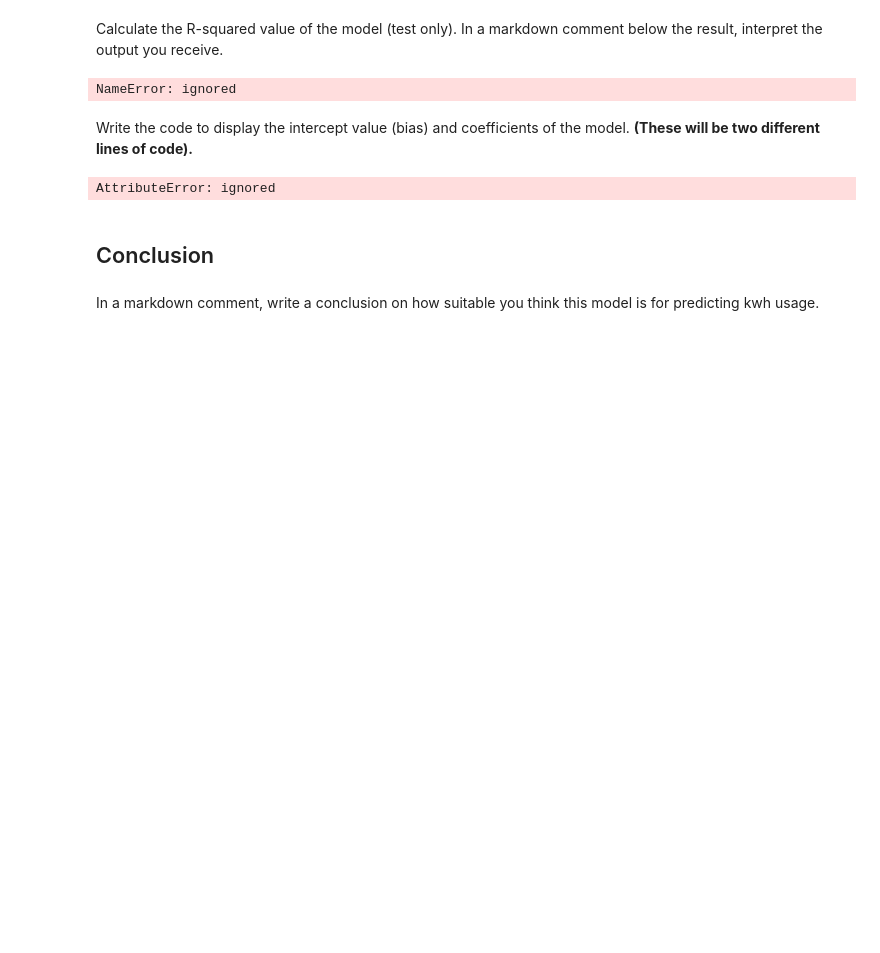
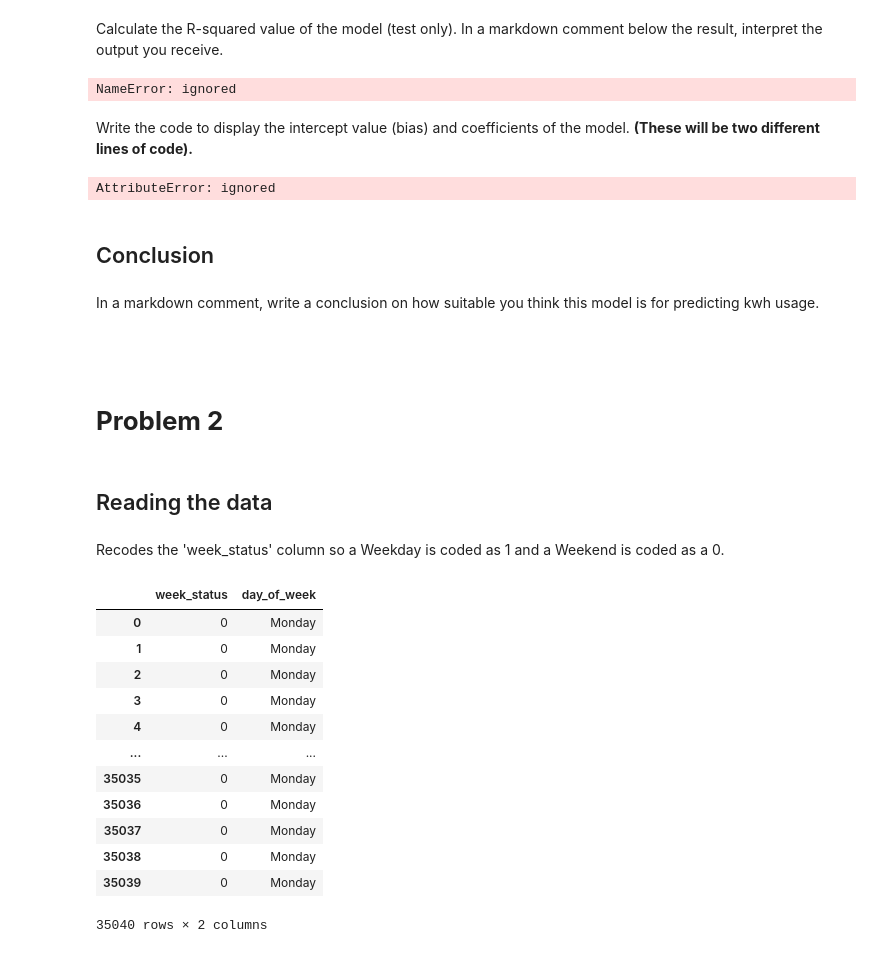
Before and after one commit to a-winders/MLA_ATW, a Jupyter notebook: MLA2_ATW.ipynb, the cells around one changed output. Cells and saved outputs as stored; diff of their text form; code cells hidden in the pictures; blank space fills up the shorter version.

Commit message:
Problem 2: Steps 1-6

```diff
--- a/MLA2_ATW.ipynb
+++ b/MLA2_ATW.ipynb
@@ -272,3 +284,30 @@ pipeline.named_steps['mlr_model'].coef_
 ## Conclusion
 # %% [markdown]
 In a markdown comment, write a conclusion on how suitable you think this model is for predicting kwh usage.
+# %% [markdown]
+<br>
+<br>
+
+# **Problem 2**
+# %% [markdown]
+## Reading the data
+# %% [markdown]
+ Recodes the 'week_status' column so a Weekday is coded as 1 and a Weekend is coded as a 0.
+# %%
+# displays week_status column before conversion
+weekday_weekend = df[["week_status","day_of_week"]]
+weekday_weekend
+# %% [output]
+|  | week_status | day_of_week |
+| 0 | 0 | Monday |
+| 1 | 0 | Monday |
+| 2 | 0 | Monday |
+| 3 | 0 | Monday |
+| 4 | 0 | Monday |
+| ... | ... | ... |
+| 35035 | 0 | Monday |
+| 35036 | 0 | Monday |
+| 35037 | 0 | Monday |
+| 35038 | 0 | Monday |
+| 35039 | 0 | Monday |
+35040 rows × 2 columns
```
Also changed, not shown: parts of 39 cells of this notebook.
